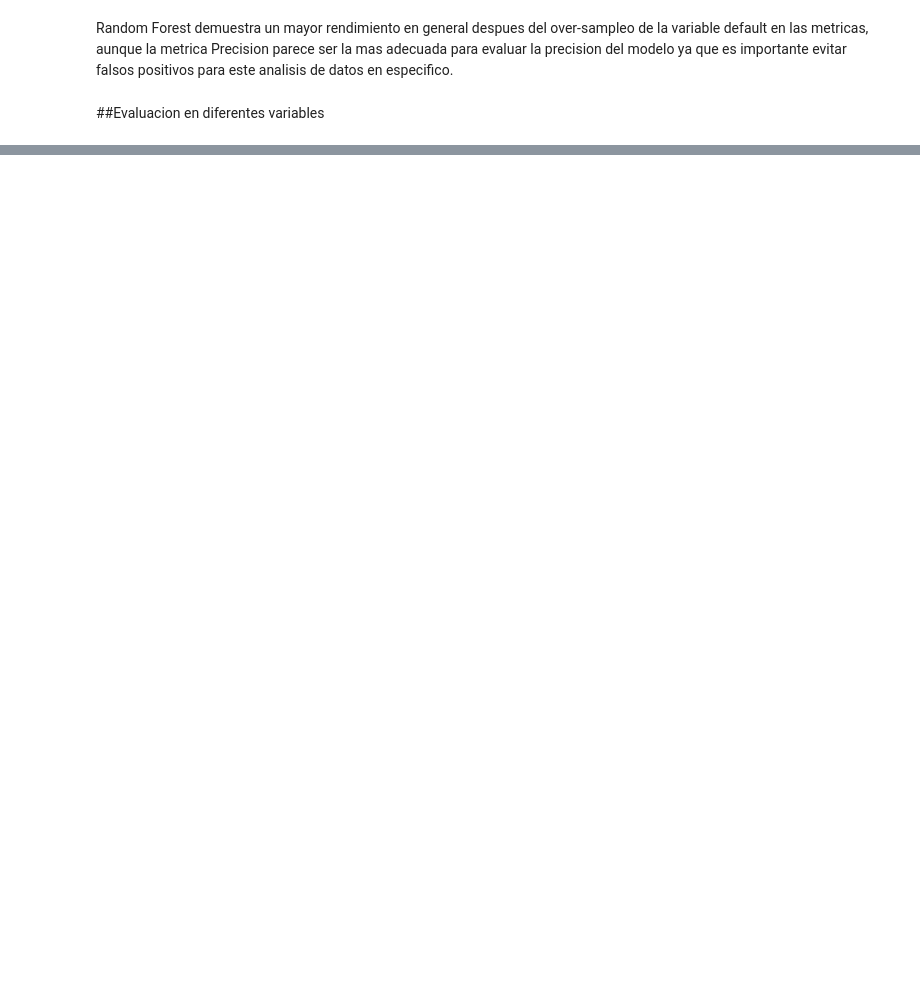
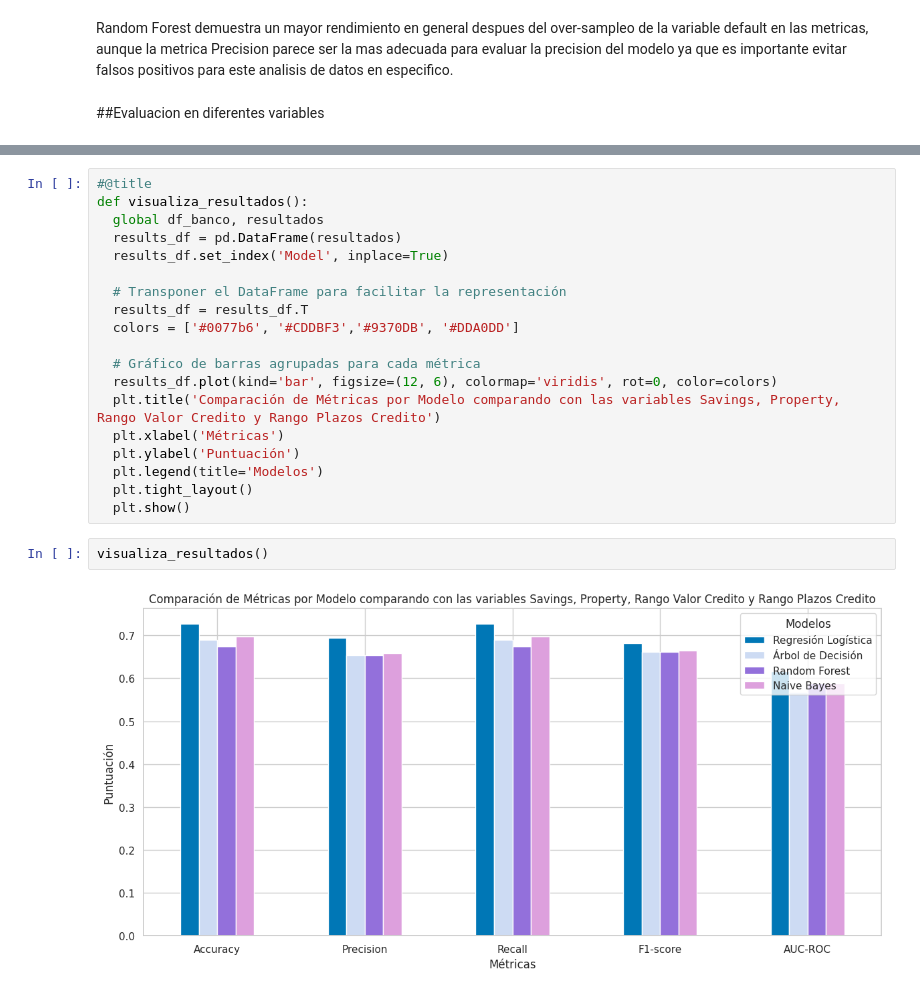
Before and after one commit to Caro-Llamas/analisis-de-datos-banco, a Jupyter notebook: credito_banco__imersion_datos_dia1.ipynb, the cells around one changed output, grey strips where cells are left out. Saved outputs shown, nothing was run; the diff lists cells and outputs as text; blank space fills up the shorter version.

```diff
--- a/credito_banco__imersion_datos_dia1.ipynb
+++ b/credito_banco__imersion_datos_dia1.ipynb
@@ -522,0 +542,23 @@ for i, model in enumerate(resultados['Model']):
+# %%
+#@title
+def visualiza_resultados():
+  global df_banco, resultados
+  results_df = pd.DataFrame(resultados)
+  results_df.set_index('Model', inplace=True)
+
+  # Transponer el DataFrame para facilitar la representación
+  results_df = results_df.T
+  colors = ['#0077b6', '#CDDBF3','#9370DB', '#DDA0DD']
+
+  # Gráfico de barras agrupadas para cada métrica
+  results_df.plot(kind='bar', figsize=(12, 6), colormap='viridis', rot=0, color=colors)
+  plt.title('Comparación de Métricas por Modelo comparando con las variables Savings, Property, Rango Valor Credito y Rango Plazos Credito')
+  plt.xlabel('Métricas')
+  plt.ylabel('Puntuación')
+  plt.legend(title='Modelos')
+  plt.tight_layout()
+  plt.show()
+# %%
+visualiza_resultados()
+# %% [output]
+[figure, added]
```
Also changed, not shown: parts of 6 cells of this notebook.
